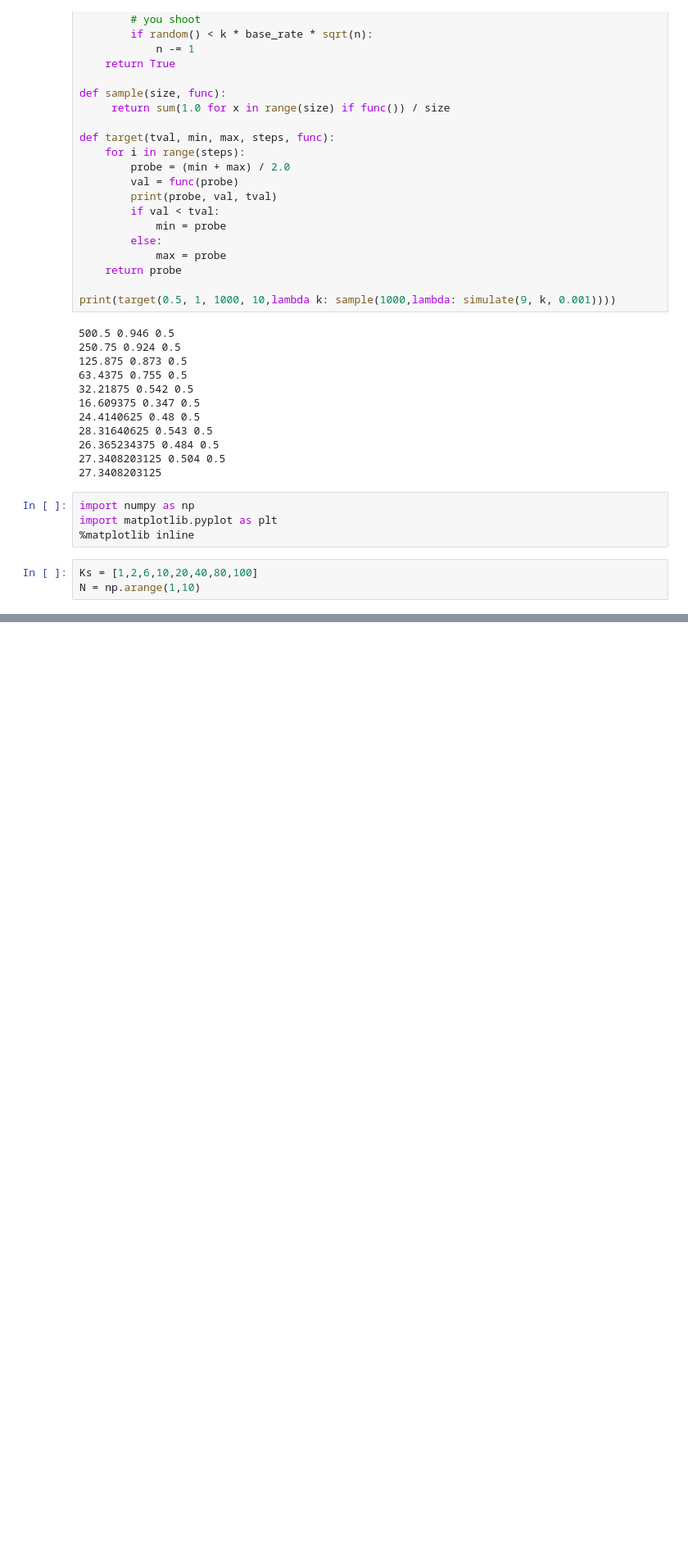
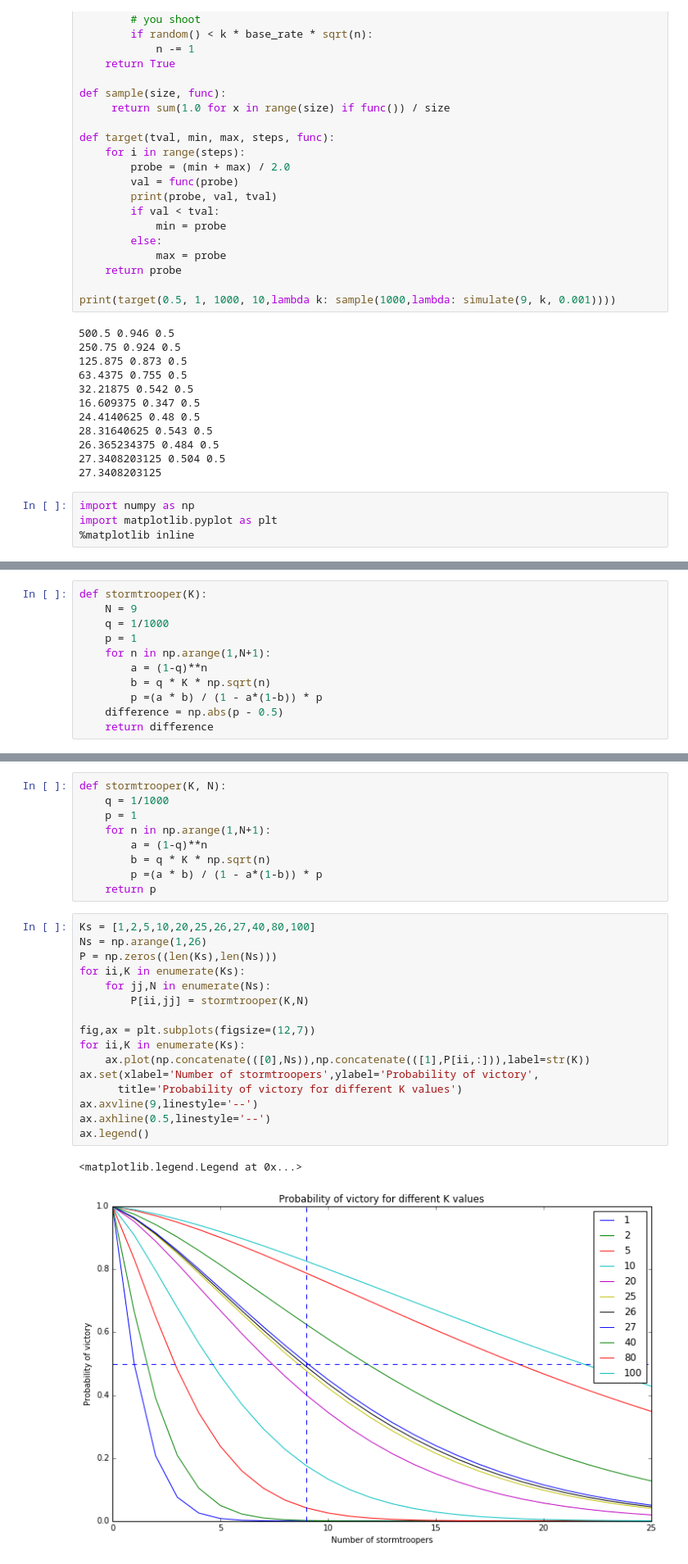
Before and after one commit to nmningmei/intuitive_probability_games, a Jupyter notebook: fivethirtyeight/Riddler Express - Dec 23.ipynb, the cells around one changed output, grey strips where cells are left out. Shown: that part at 82% size. Saved outputs shown, nothing was run; the diff lists cells and outputs as text; blank space fills up the shorter version.

```diff
--- a/fivethirtyeight/Riddler Express - Dec 23.ipynb
+++ b/fivethirtyeight/Riddler Express - Dec 23.ipynb
@@ -50,6 +50,3 @@ print(target(0.5, 1, 1000, 10,lambda k: sample(1000,lambda: simulate(9, k, 0.001
 import numpy as np
 import matplotlib.pyplot as plt
 %matplotlib inline
-# %%
-Ks = [1,2,6,10,20,40,80,100]
-N = np.arange(1,10)
@@ -59,0 +67,11 @@ array([ 1,  2,  3,  4,  5,  6,  7,  8,  9, 10, 11, 12, 13, 14, 15, 16, 17,
+# %%
+def stormtrooper(K):
+    N = 9
+    q = 1/1000
+    p = 1
+    for n in np.arange(1,N+1):
+        a = (1-q)**n
+        b = q * K * np.sqrt(n)
+        p =(a * b) / (1 - a*(1-b)) * p
+    difference = np.abs(p - 0.5)
+    return difference
@@ -59,0 +89,28 @@ array([ 1,  2,  3,  4,  5,  6,  7,  8,  9, 10, 11, 12, 13, 14, 15, 16, 17,
+# %%
+def stormtrooper(K, N):
+    q = 1/1000
+    p = 1
+    for n in np.arange(1,N+1):
+        a = (1-q)**n
+        b = q * K * np.sqrt(n)
+        p =(a * b) / (1 - a*(1-b)) * p
+    return p
+# %%
+Ks = [1,2,5,10,20,25,26,27,40,80,100]
+Ns = np.arange(1,26)
+P = np.zeros((len(Ks),len(Ns)))
+for ii,K in enumerate(Ks):
+    for jj,N in enumerate(Ns):
+        P[ii,jj] = stormtrooper(K,N)
+
+fig,ax = plt.subplots(figsize=(12,7))
+for ii,K in enumerate(Ks):
+    ax.plot(np.concatenate(([0],Ns)),np.concatenate(([1],P[ii,:])),label=str(K))
+ax.set(xlabel='Number of stormtroopers',ylabel='Probability of victory',
+      title='Probability of victory for different K values')
+ax.axvline(9,linestyle='--')
+ax.axhline(0.5,linestyle='--')
+ax.legend()
+# %% [output]
+<matplotlib.legend.Legend at 0x...>
+[figure, added]
```
Also changed, not shown: parts of 5 cells of this notebook.
